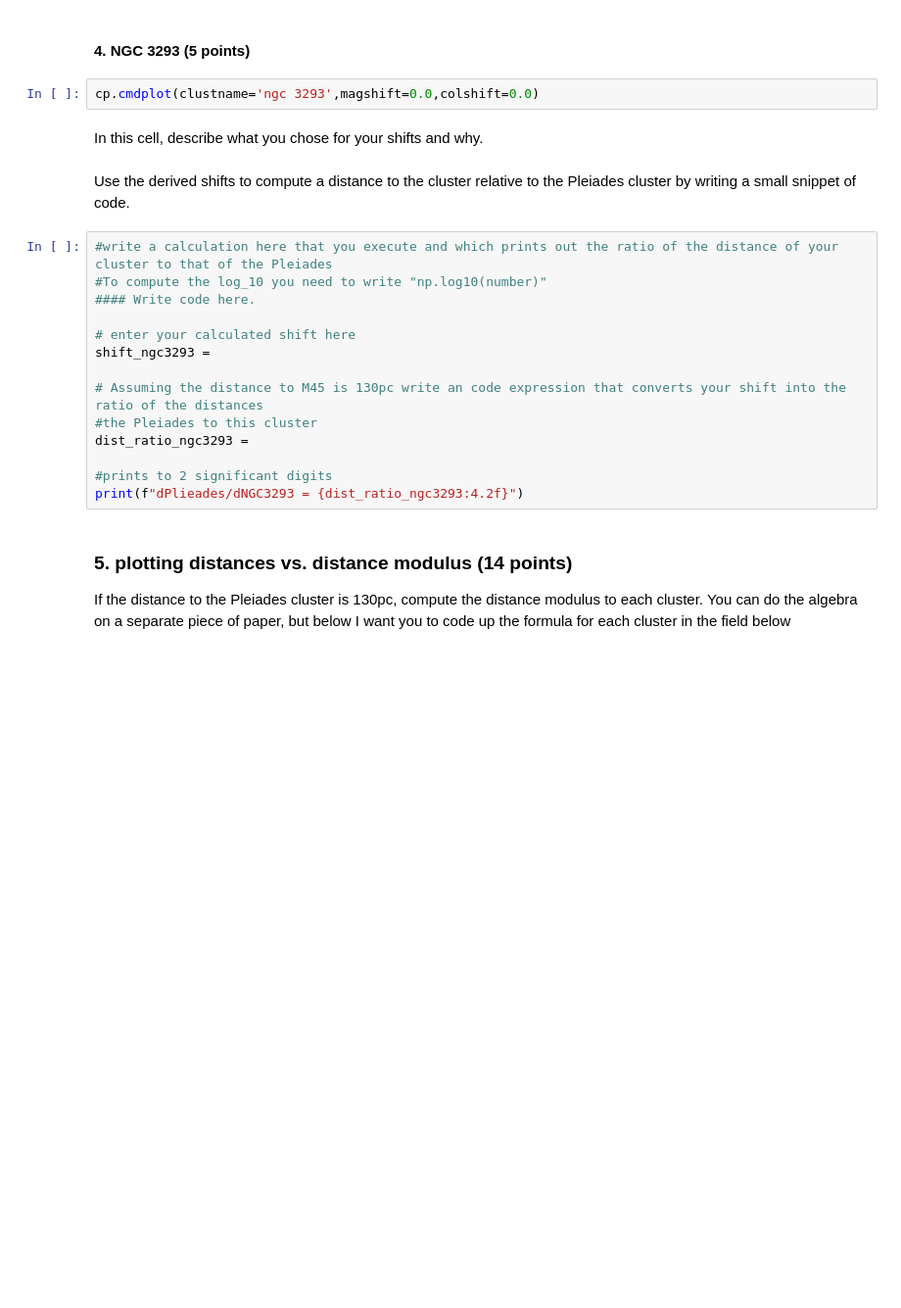
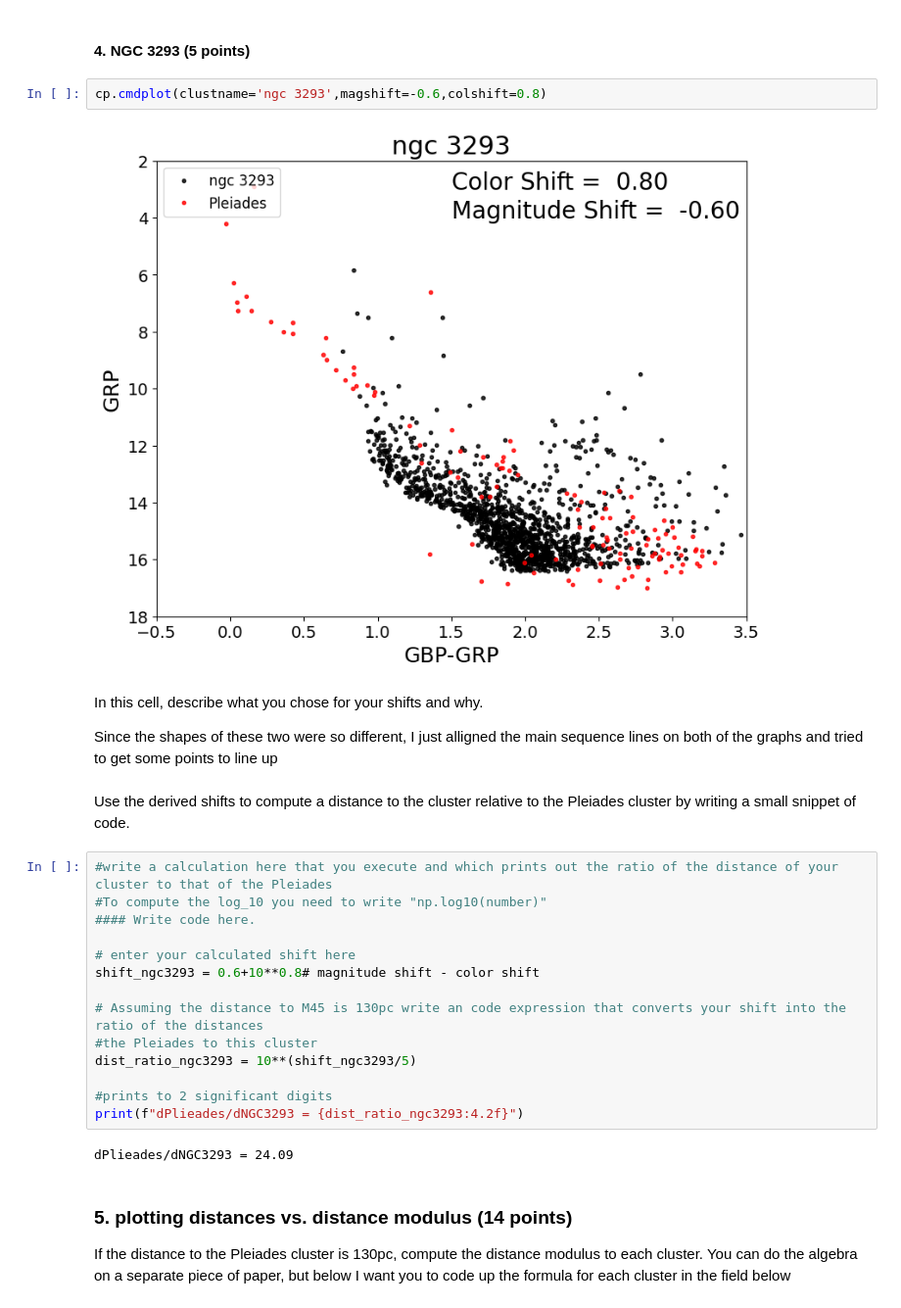
Before and after one commit to DayneLocke/CMD_distmod_student, a Jupyter notebook: cluster_plot_student.ipynb, the cells around one changed output. Shown: that part at 98% size. Cells and saved outputs as stored; diff of their text form; blank space fills up the shorter version.

```diff
--- a/cluster_plot_student.ipynb
+++ b/cluster_plot_student.ipynb
@@ -107,9 +123,13 @@ print(f"dPlieades/dNGC6231 = {dist_ratio_ngc6231:4.2f}")
 # %% [markdown]
 #### 4. NGC 3293  (5 points)
 # %%
-cp.cmdplot(clustname='ngc 3293',magshift=0.0,colshift=0.0)
+cp.cmdplot(clustname='ngc 3293',magshift=-0.6,colshift=0.8)
+# %% [output]
+[figure, added]
-# %% [markdown]
-In this cell, describe what you chose for your shifts and why.
+# %% [markdown]
+In this cell, describe what you chose for your shifts and why.
+
+Since the shapes of these two were so different, I just alligned the main sequence lines on both of the graphs and tried to get some points to line up
 # %% [markdown]
 Use the derived shifts to compute a distance to the cluster relative to the Pleiades cluster by writing a small snippet of code.
 # %%
@@ -118,14 +138,16 @@ Use the derived shifts to compute a distance to the cluster relative to the Plei
 #### Write code here.
 
 # enter your calculated shift here
-shift_ngc3293 =
+shift_ngc3293 = 0.6+10**0.8# magnitude shift - color shift
 
 # Assuming the distance to M45 is 130pc write an code expression that converts your shift into the ratio of the distances
 #the Pleiades to this cluster
-dist_ratio_ngc3293 =
+dist_ratio_ngc3293 = 10**(shift_ngc3293/5)
 
 #prints to 2 significant digits
 print(f"dPlieades/dNGC3293 = {dist_ratio_ngc3293:4.2f}")
+# %% [output]
+dPlieades/dNGC3293 = 24.09
 # %% [markdown]
 ### 5. plotting distances vs. distance modulus  (14 points)
 If the distance to the Pleiades cluster is 130pc, compute the distance modulus to each cluster.  You can do the algebra on a separate piece of paper, but below I want you to code up the formula for each cluster in the field below
```
Also changed, not shown: parts of 17 cells of this notebook, 5 other files.
